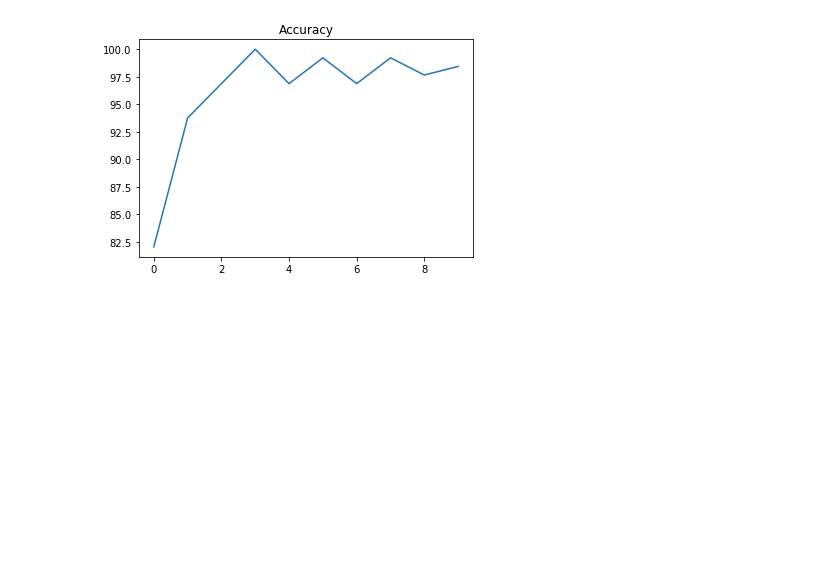
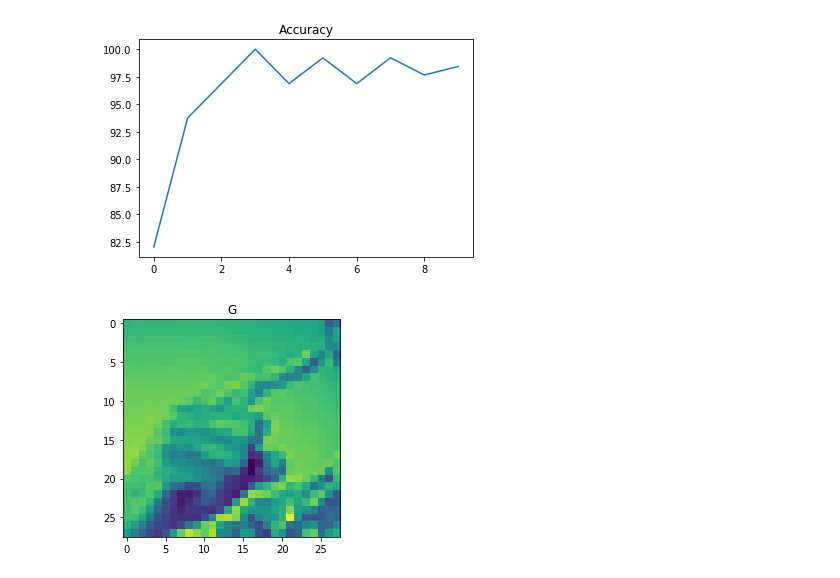
Before and after one commit to Catch-These-Signs/Sign-Language-Project, a Jupyter notebook: MLP.ipynb, the cells around one changed output. Saved outputs shown, nothing was run; the diff lists cells and outputs as text; code cells hidden in the pictures; blank space fills up the shorter version.

```diff
--- a/MLP.ipynb
+++ b/MLP.ipynb
@@ -215,6 +215,8 @@ def prediction(x, w, b):
 # %%
 images, preds = prediction(x, W, B)
 # %%
-plt.imshow(images[5])
-plt.title(preds[5])
+plt.imshow(images[1])
+plt.title(preds[1])
 plt.show()
+# %% [output]
+[figure, added]
```
